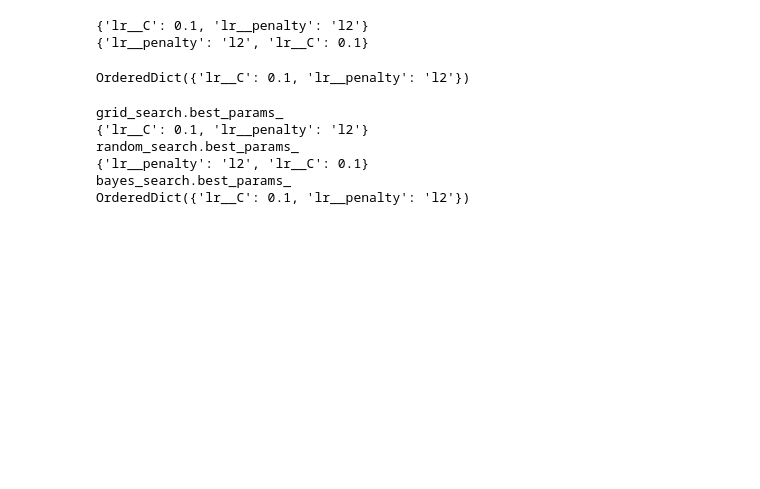
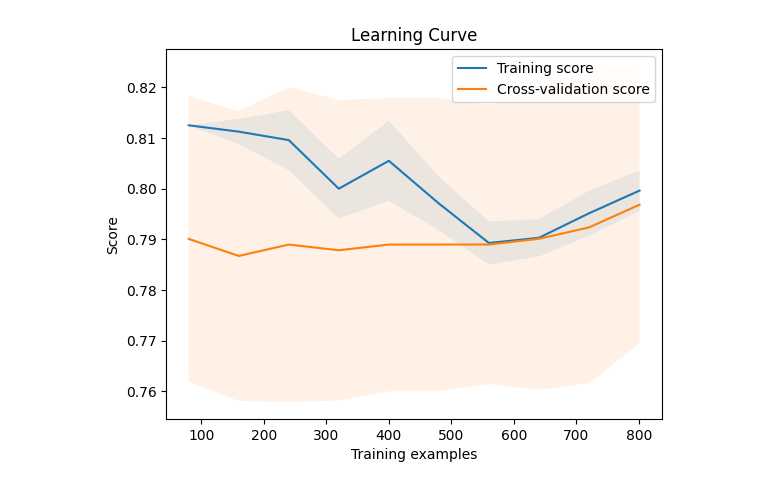
Before and after one commit to DomenickD/DataScience-IEX-USF, a Jupyter notebook: Titanic/Titanicv2.ipynb, the cells around one changed output. Saved outputs shown, nothing was run; the diff lists cells and outputs as text; code cells hidden in the pictures; blank space fills up the shorter version.

Commit message:
Added Learning curve, validation curve

```diff
--- a/Titanic/Titanicv2.ipynb
+++ b/Titanic/Titanicv2.ipynb
@@ -49,8 +67,3 @@ lr_model = LogisticRegression()
-# %%
-pipeline = Pipeline([
-    ('scaler', scaler),
-    ('lr', lr_model)
-])
 # %%
 # # Fit the pipeline to your training data
 pipeline.fit(X_train, y_train)
@@ -78,20 +91,21 @@ plt.show()
 # %%
-from sklearn.model_selection import GridSearchCV, RandomizedSearchCV
-from skopt import BayesSearchCV
-
 # Hyperparameter Grid (adjust as needed)
 param_grid = {
-    'lr__penalty': ['l2'],
-    'lr__C': [0.01, 0.1, 1, 10]
+    'lr__penalty': ['l1', 'l2'],
+    'lr__C': [0.001, 0.01, 0.1, 1, 10, 100, 110, 125, 150, 200],
+    'lr__C': np.logspace(-3, 2, num=10),
+    'lr__solver': ['liblinear', 'saga'],
+    'lr__class_weight': [None, 'balanced']
 }
 
 # GridSearchCV
-grid_search = GridSearchCV(pipeline, param_grid, cv=5, refit=True)
+grid_search = GridSearchCV(pipeline, param_grid, cv=10)
 grid_search.fit(X_train, y_train)
 # print(grid_search.best_params_)
 
 best_model = grid_search.best_estimator_
-best_model.steps[-1][1].solver = 'liblinear'  # Or 'saga'
+# best_model.steps[-1][1].solver = 'liblinear'  # Or 'saga'
+best_model.steps[-1][1].solver = 'saga'  # Or 'liblinear'
 
 # RandomizedSearchCV
 random_search = RandomizedSearchCV(pipeline, param_grid, cv=5, n_iter=20)
@@ -102,23 +116,3 @@ random_search.fit(X_train, y_train)
 bayes_search = BayesSearchCV(pipeline, param_grid, cv=5)
 bayes_search.fit(X_train, y_train)
 # print(bayes_search.best_params_)
-# %% [output]
-{'lr__C': 0.1, 'lr__penalty': 'l2'}
-{'lr__penalty': 'l2', 'lr__C': 0.1}
-OrderedDict({'lr__C': 0.1, 'lr__penalty': 'l2'})
-# %%
-print("grid_search.best_params_")
-print(grid_search.best_params_)
-
-print("random_search.best_params_")
-print(random_search.best_params_)
-
-print("bayes_search.best_params_")
-print(bayes_search.best_params_)
-# %% [output]
-grid_search.best_params_
-{'lr__C': 0.1, 'lr__penalty': 'l2'}
-random_search.best_params_
-{'lr__penalty': 'l2', 'lr__C': 0.1}
-bayes_search.best_params_
-OrderedDict({'lr__C': 0.1, 'lr__penalty': 'l2'})
@@ -125 +129,17 @@ OrderedDict({'lr__C': 0.1, 'lr__penalty': 'l2'})
+# %%
+# model = LogisticRegression(**best_params)
+pipeline = Pipeline([
+    ('preprocessing', preprocessing_pipeline),
+    ('scaler', MinMaxScaler()),
+    ('lr', LogisticRegression(**best_params) )
+])
+
+# # Fit the pipeline to your training data
+pipeline.fit(X_train, y_train)
+
+# Make predictions
+predictions = pipeline.predict(X_test)
+
+accuracy = accuracy_score(y_test, predictions)
+print(f"Pipeline model accuracy: {accuracy}")
 # %%
@@ -140,0 +161,23 @@ best = fmin(objective, space, algo=tpe.suggest, max_evals=50)
+# %%
+train_sizes, train_scores, test_scores = learning_curve(
+    pipeline, X_train, y_train, cv=10, n_jobs=-1, train_sizes=np.linspace(0.1, 1.0, 10))
+
+# Calculate means and standard deviations for plotting
+train_mean = np.mean(train_scores, axis=1)
+train_std = np.std(train_scores, axis=1)
+test_mean = np.mean(test_scores, axis=1)
+test_std = np.std(test_scores, axis=1)
+
+# Plot the learning curve
+plt.plot(train_sizes, train_mean, label='Training score')
+plt.fill_between(train_sizes, train_mean - train_std, train_mean + train_std, alpha=0.1)
+plt.plot(train_sizes, test_mean, label='Cross-validation score')
+plt.fill_between(train_sizes, test_mean - test_std, test_mean + test_std, alpha=0.1)
+
+plt.title("Learning Curve")
+plt.xlabel("Training examples")
+plt.ylabel("Score")
+plt.legend()
+plt.show()
+# %% [output]
+[figure, added]
```
Also changed, not shown: parts of 10 cells of this notebook.
